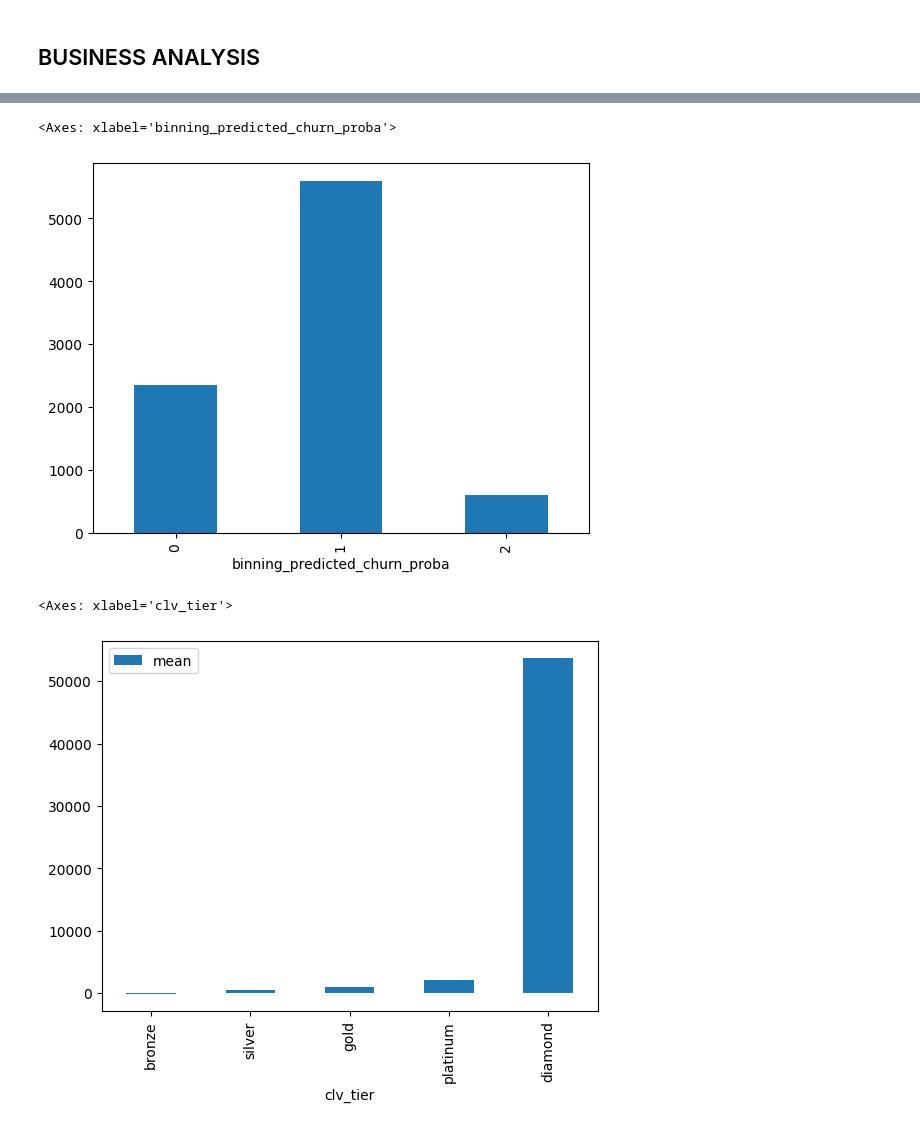
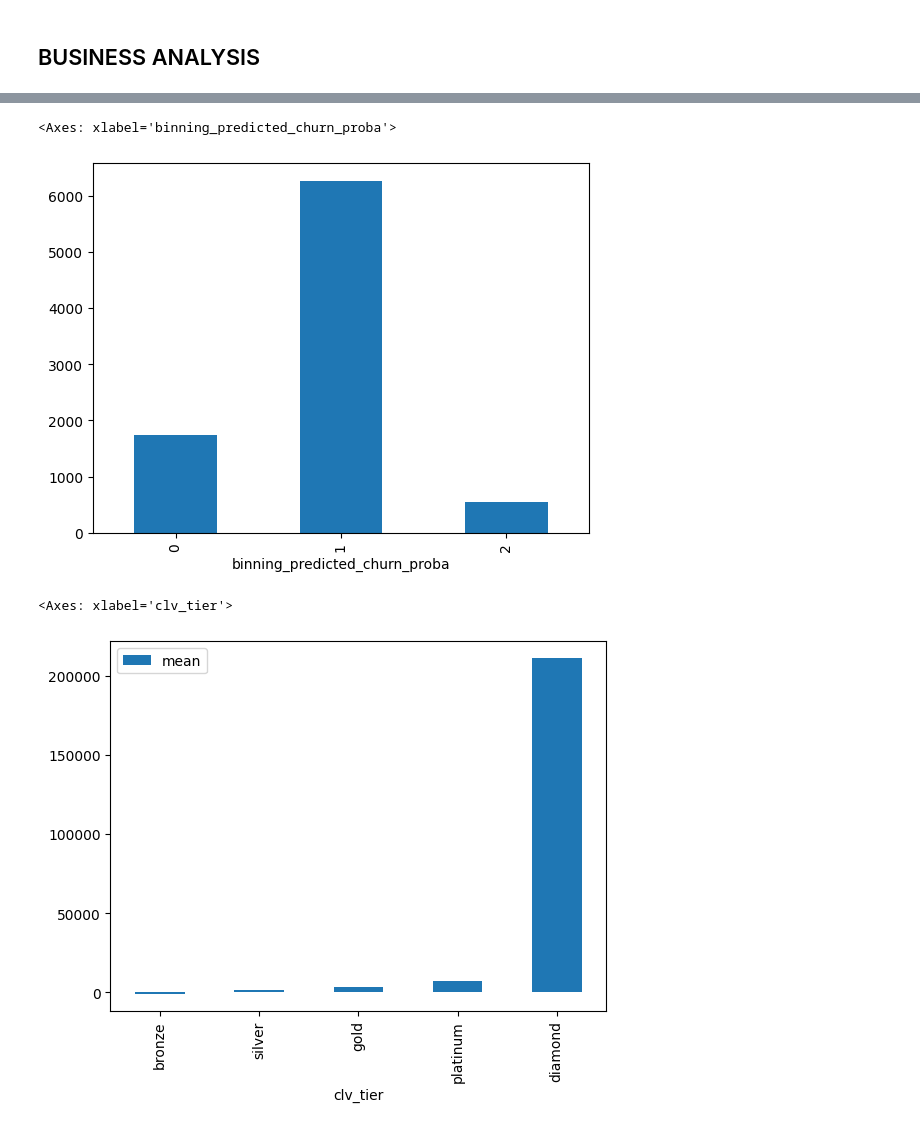
Before and after one commit to leomarfmn/estrelabet-churn, a Jupyter notebook: model-training.ipynb, the cells around one changed output, grey strips where cells are left out. Saved outputs shown, nothing was run; the diff lists cells and outputs as text; code cells hidden in the pictures.

```diff
--- a/model-training.ipynb
+++ b/model-training.ipynb
@@ -332,7 +340,8 @@ df.head()
 # %% [markdown]
 ## FEATURE SELECTION
 # %%
-non_feature_columns = ['user_id',
+# Split the dataset into training and testing sets
+non_predictive_columns = ['user_id',
     'session_id',
     'timestamp',
     'date',
@@ -345,7 +354,12 @@ non_feature_columns = ['user_id',
     'hour'
 ]
 
-X = df.drop(non_feature_columns, axis=1)
+X = df.drop(non_predictive_columns, axis=1)
 y = df['churn']
 
 X_train, X_test, y_train, y_test = train_test_split(X, y, test_size=0.25, random_state=SEED, stratify=y)
+print("Training set")
+print(y_train.value_counts(normalize=False), y_train.value_counts(normalize=True))
+
+print("\nTesting set")
+print(y_test.value_counts(normalize=False), y_test.value_counts(normalize=True))
@@ -384,7 +392,7 @@ rf = RandomForestClassifier(random_state=SEED)
 boruta_selector = BorutaPy(
     rf,
     n_estimators='auto',
-    verbose=2,
+    verbose=1,
     random_state=SEED,
     max_iter=100,
     alpha=0.05,
@@ -425,8 +433,8 @@ pos = y_train.sum()
 neg = total - pos
 weight_positive_class = neg / pos
 
-# Coefficient of balancing precision and recall
-coefficient = 0.8
+# Coefficient for balancing precision and recall
+coefficient = 0.9
 weight_positive_class = weight_positive_class * coefficient
 print('Scale pos weight:', weight_positive_class)
 # %% [output]
@@ -570,13 +578,17 @@ df.head()
 | 4866 | user_000002 | sess_00005881 | 2024-06-06 05:33:56.626556+00:00 | 6/6/2024 | 5 | 43.0 | 19 | 1234.70 | 0.00 | ... |
 | 4879 | user_000002 | sess_00007201 | 2024-06-06 17:29:16.793811+00:00 | 6/6/2024 | 17 | 43.0 | 20 | 49259.73 | 0.00 | ... |
 # %%
+# Simple plot to help understand the distribution of predicted churn probabilities
 df['binning_predicted_churn_proba'] = pd.cut(df['predicted_churn_proba'], bins=[0, 0.3, 0.6, 0.8, 1], labels=False)
 df['binning_predicted_churn_proba'].value_counts().sort_index().plot(kind='bar')
 # %% [output]
 <Axes: xlabel='binning_predicted_churn_proba'>
-[figure, old version]
+[figure, new version]
 # %%
-df.groupby(['clv_tier'])['company_net_result'].agg(['mean']).reset_index().sort_values(by='mean').plot(kind='bar', x='clv_tier', y='mean')
+# Plot to understand which tier of user generates more revenue
+df_aux = df.sort_values('timestamp', ascending=True)
+df_aux.drop_duplicates('user_id', keep='last', inplace=True)
+df_aux.groupby(['clv_tier'])['clv_real'].agg(['mean']).reset_index().sort_values(by='mean').plot(kind='bar', x='clv_tier', y='mean')
 # %% [output]
 <Axes: xlabel='clv_tier'>
-[figure, old version]
+[figure, new version]
```
Also changed, not shown: parts of 21 cells of this notebook, 13 other files.
